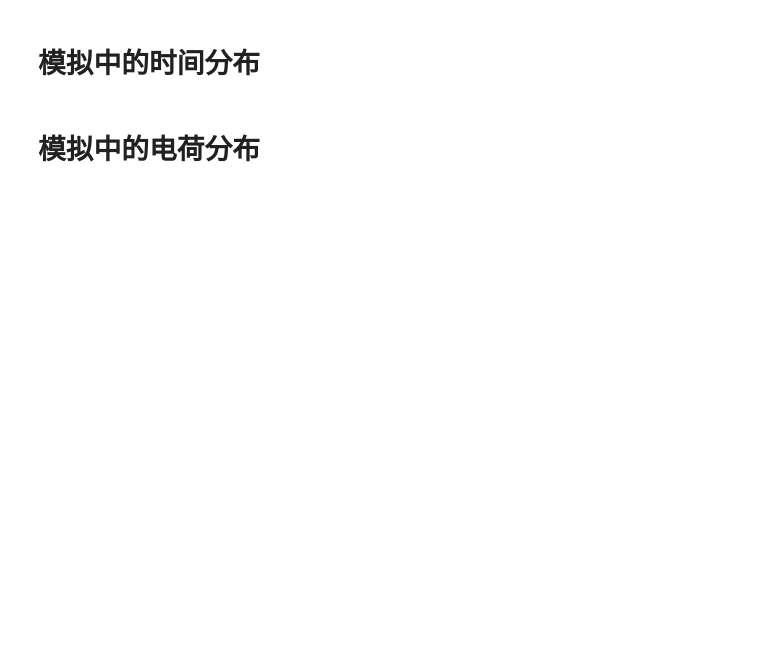
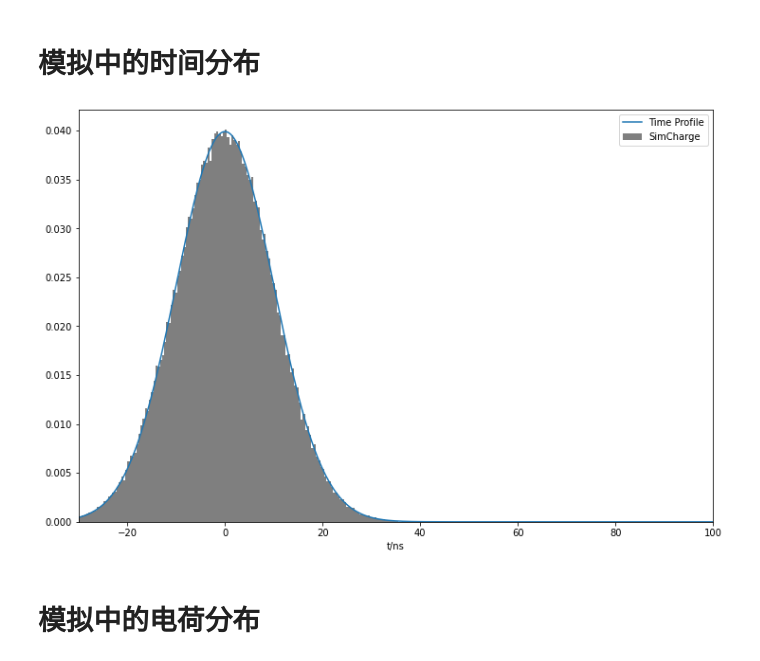
Before and after one commit to heroxbd/waveform-analysis, a Jupyter notebook: check.ipynb, the cells around one changed output. Drawn from its saved outputs; the diff is of its cells as text; code cells hidden in the pictures; blank space fills up the shorter version.

```diff
--- a/check.ipynb
+++ b/check.ipynb
@@ -25,28 +29,31 @@ def my_cmap():
 # 模拟中的时间分布
 # %%
 # methods = ['lucyddm', 'xiaopeip', 'takara', 'mcmcrec']
-methods = ['lucyddm']
+methods = ['lucyddm', 'fbmp']
 
-npe = '20'
-wf = h5py.File('waveform/' + npe + '-20-10.h5', 'r', libver='latest', swmr=True)
+para = '20-00-10'
+Tau = 0; Sigma = 10
+wf = h5py.File('waveform/' + para + '.h5', 'r', libver='latest', swmr=True)
 spe_pre = wff.read_model('spe.h5')
 p = spe_pre[0]['parameters']
 mycmp = my_cmap()
-colors = {'truth':'k', 'lucyddm':'g', 'xiaopeip':'b', 'takara':'y', 'mcmcrec':'r'}
+colors = {'truth':'k', 'lucyddm':'g', 'xiaopeip':'b', 'takara':'y', 'mcmcrec':'r', 'fbmp':'m'}
 t0 = wf['SimTruth/T']
 pelist = wf['SimTriggerInfo/PEList']
 wave = wf['Readout/Waveform']
 # %%
 plt.close()
 fig = plt.figure(figsize=(12, 8))
 ax = fig.add_subplot()
 t = np.arange(-40, 120, 0.1)
-ax.plot(t, wff.convolve_exp_norm(t, 20, 10), label='Time Profile')
+ax.plot(t, wff.convolve_exp_norm(t, Tau, Sigma), label='Time Profile')
 ax.hist(pelist['HitPosInWindow'] - np.repeat(t0['T0'], np.unique(pelist['TriggerNo'], return_counts=True)[1]), bins=200, alpha=0.5, label='SimCharge', density=True, color=colors['truth'])
 ax.set_xlim(-30, 100)
 ax.legend()
 ax.set_xlabel('t/ns')
 plt.show()
+# %% [output]
+[figure, added]
 # %% [markdown]
 # 模拟中的电荷分布
 # %%
```
Also changed, not shown: parts of 6 cells of this notebook, 14 other files.
